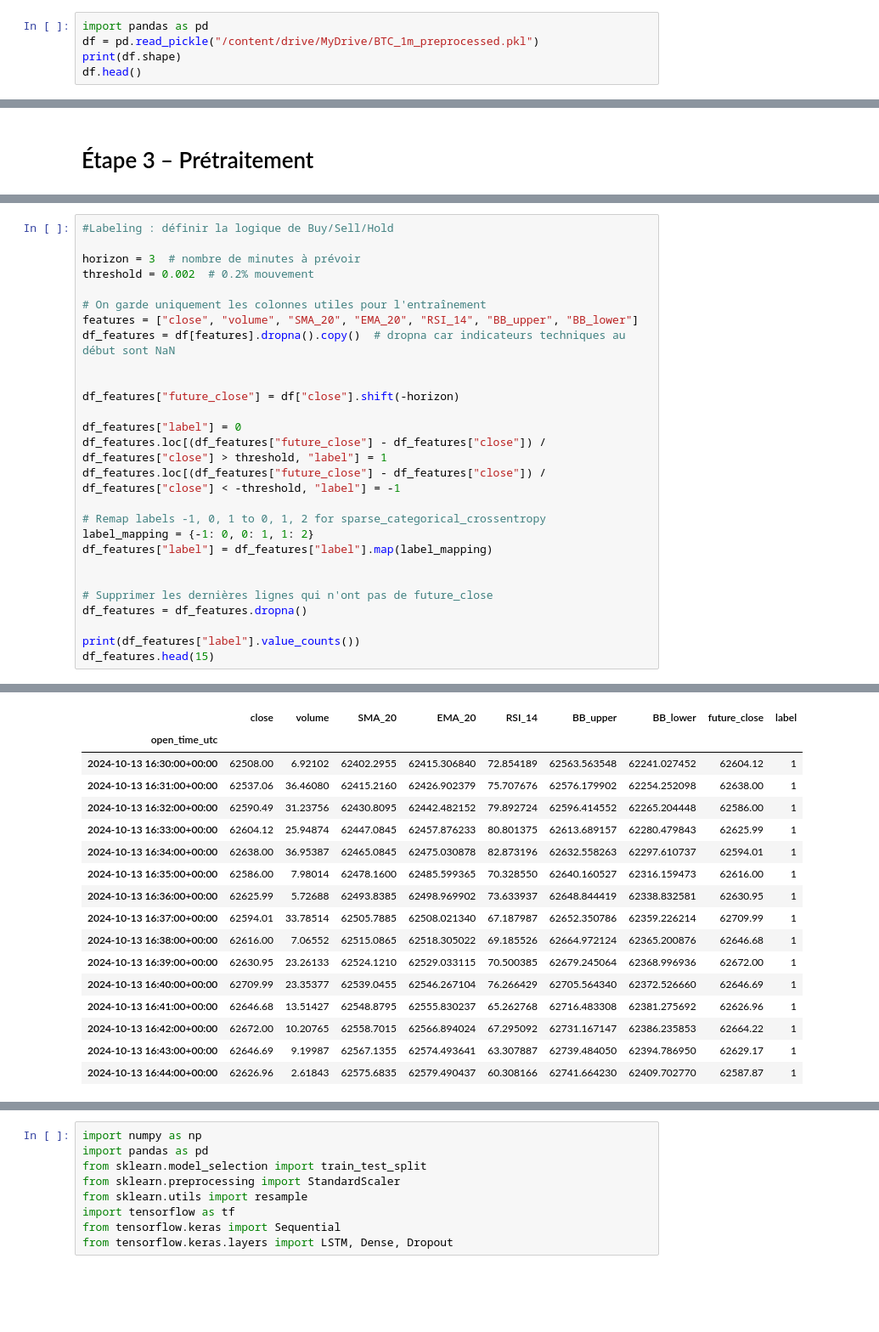
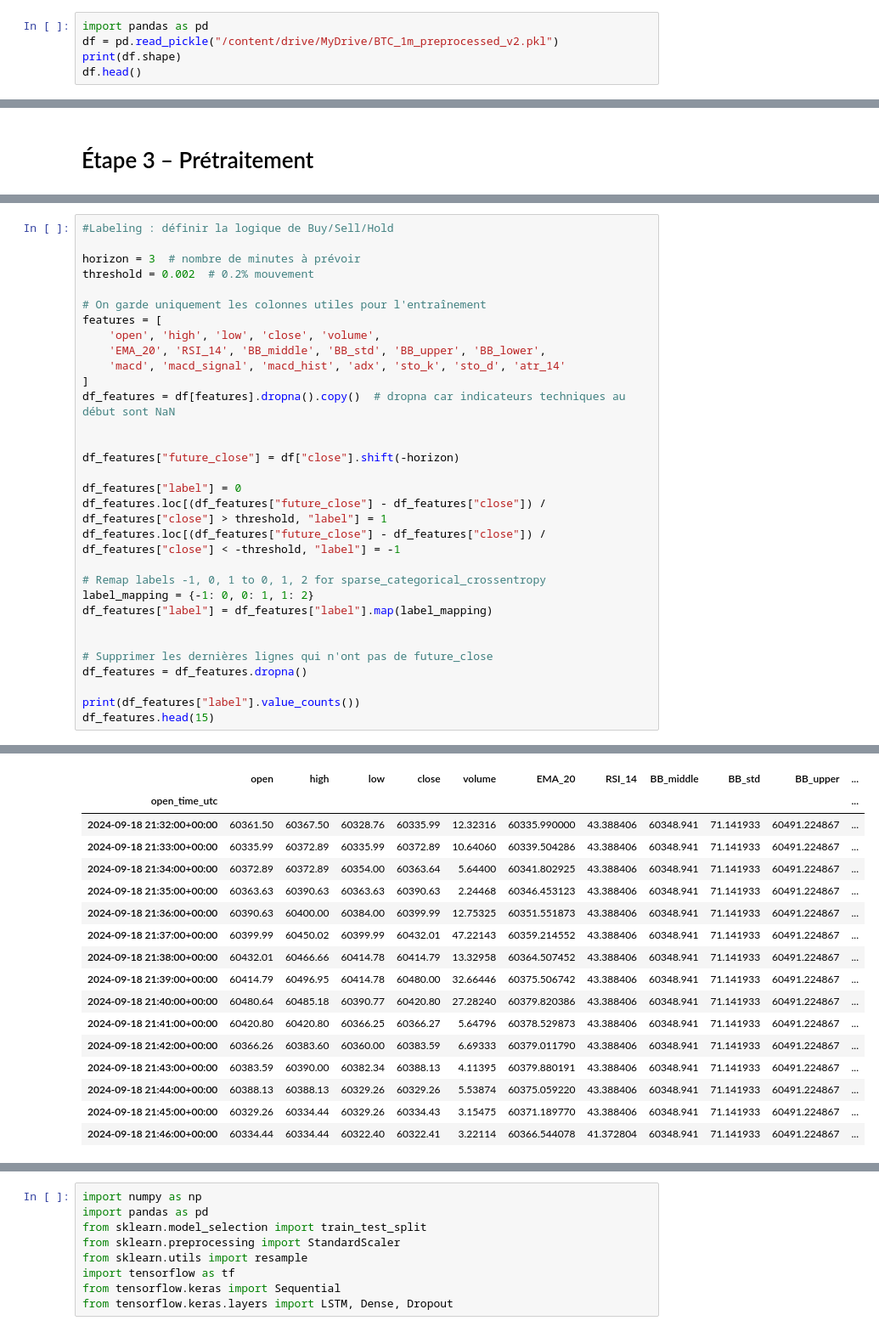
Before and after one commit to BaltiAhmed/TradingBot-LSTM, a Jupyter notebook: LSTM_Scalping.ipynb, the cells around one changed output, grey strips where cells are left out. Shown: that part at 85% size. Saved outputs shown, nothing was run; the diff lists cells and outputs as text; blank space fills up the shorter version.

```diff
--- a/LSTM_Scalping.ipynb
+++ b/LSTM_Scalping.ipynb
@@ -245,6 +254,6 @@ ModuleNotFoundError: No module named 'google.colab'
 # %%
 import pandas as pd
-df = pd.read_pickle("/content/drive/MyDrive/BTC_1m_preprocessed.pkl")
+df = pd.read_pickle("/content/drive/MyDrive/BTC_1m_preprocessed_v2.pkl")
 print(df.shape)
 df.head()
 # %% [output]
@@ -274,7 +294,11 @@ horizon = 3  # nombre de minutes à prévoir
 threshold = 0.002  # 0.2% mouvement
 
 # On garde uniquement les colonnes utiles pour l'entraînement
-features = ["close", "volume", "SMA_20", "EMA_20", "RSI_14", "BB_upper", "BB_lower"]
+features = [
+    'open', 'high', 'low', 'close', 'volume',
+    'EMA_20', 'RSI_14', 'BB_middle', 'BB_std', 'BB_upper', 'BB_lower',
+    'macd', 'macd_signal', 'macd_hist', 'adx', 'sto_k', 'sto_d', 'atr_14'
+]
 df_features = df[features].dropna().copy()  # dropna car indicateurs techniques au début sont NaN
 
 
@@ -302,21 +326,21 @@ label
 Name: count, dtype: int64
-|  | close | volume | SMA_20 | EMA_20 | RSI_14 | BB_upper | BB_lower | future_close | label |
-| open_time_utc |  |  |  |  |  |  |  |  |  |
-| 2024-10-13 16:30:00+00:00 | 62508.00 | 6.92102 | 62402.2955 | 62415.306840 | 72.854189 | 62563.563548 | 62241.027452 | 62604.12 | 1 |
-| 2024-10-13 16:31:00+00:00 | 62537.06 | 36.46080 | 62415.2160 | 62426.902379 | 75.707676 | 62576.179902 | 62254.252098 | 62638.00 | 1 |
-| 2024-10-13 16:32:00+00:00 | 62590.49 | 31.23756 | 62430.8095 | 62442.482152 | 79.892724 | 62596.414552 | 62265.204448 | 62586.00 | 1 |
-| 2024-10-13 16:33:00+00:00 | 62604.12 | 25.94874 | 62447.0845 | 62457.876233 | 80.801375 | 62613.689157 | 62280.479843 | 62625.99 | 1 |
-| 2024-10-13 16:34:00+00:00 | 62638.00 | 36.95387 | 62465.0845 | 62475.030878 | 82.873196 | 62632.558263 | 62297.610737 | 62594.01 | 1 |
-| 2024-10-13 16:35:00+00:00 | 62586.00 | 7.98014 | 62478.1600 | 62485.599365 | 70.328550 | 62640.160527 | 62316.159473 | 62616.00 | 1 |
-| 2024-10-13 16:36:00+00:00 | 62625.99 | 5.72688 | 62493.8385 | 62498.969902 | 73.633937 | 62648.844419 | 62338.832581 | 62630.95 | 1 |
-| 2024-10-13 16:37:00+00:00 | 62594.01 | 33.78514 | 62505.7885 | 62508.021340 | 67.187987 | 62652.350786 | 62359.226214 | 62709.99 | 1 |
-| 2024-10-13 16:38:00+00:00 | 62616.00 | 7.06552 | 62515.0865 | 62518.305022 | 69.185526 | 62664.972124 | 62365.200876 | 62646.68 | 1 |
-| 2024-10-13 16:39:00+00:00 | 62630.95 | 23.26133 | 62524.1210 | 62529.033115 | 70.500385 | 62679.245064 | 62368.996936 | 62672.00 | 1 |
-| 2024-10-13 16:40:00+00:00 | 62709.99 | 23.35377 | 62539.0455 | 62546.267104 | 76.266429 | 62705.564340 | 62372.526660 | 62646.69 | 1 |
-| 2024-10-13 16:41:00+00:00 | 62646.68 | 13.51427 | 62548.8795 | 62555.830237 | 65.262768 | 62716.483308 | 62381.275692 | 62626.96 | 1 |
-| 2024-10-13 16:42:00+00:00 | 62672.00 | 10.20765 | 62558.7015 | 62566.894024 | 67.295092 | 62731.167147 | 62386.235853 | 62664.22 | 1 |
-| 2024-10-13 16:43:00+00:00 | 62646.69 | 9.19987 | 62567.1355 | 62574.493641 | 63.307887 | 62739.484050 | 62394.786950 | 62629.17 | 1 |
-| 2024-10-13 16:44:00+00:00 | 62626.96 | 2.61843 | 62575.6835 | 62579.490437 | 60.308166 | 62741.664230 | 62409.702770 | 62587.87 | 1 |
+|  | open | high | low | close | volume | EMA_20 | RSI_14 | BB_middle | BB_std | BB_upper | ... |
+| open_time_utc |  |  |  |  |  |  |  |  |  |  | ... |
+| 2024-09-18 21:32:00+00:00 | 60361.50 | 60367.50 | 60328.76 | 60335.99 | 12.32316 | 60335.990000 | 43.388406 | 60348.941 | 71.141933 | 60491.224867 | ... |
+| 2024-09-18 21:33:00+00:00 | 60335.99 | 60372.89 | 60335.99 | 60372.89 | 10.64060 | 60339.504286 | 43.388406 | 60348.941 | 71.141933 | 60491.224867 | ... |
+| 2024-09-18 21:34:00+00:00 | 60372.89 | 60372.89 | 60354.00 | 60363.64 | 5.64400 | 60341.802925 | 43.388406 | 60348.941 | 71.141933 | 60491.224867 | ... |
+| 2024-09-18 21:35:00+00:00 | 60363.63 | 60390.63 | 60363.63 | 60390.63 | 2.24468 | 60346.453123 | 43.388406 | 60348.941 | 71.141933 | 60491.224867 | ... |
+| 2024-09-18 21:36:00+00:00 | 60390.63 | 60400.00 | 60384.00 | 60399.99 | 12.75325 | 60351.551873 | 43.388406 | 60348.941 | 71.141933 | 60491.224867 | ... |
+| 2024-09-18 21:37:00+00:00 | 60399.99 | 60450.02 | 60399.99 | 60432.01 | 47.22143 | 60359.214552 | 43.388406 | 60348.941 | 71.141933 | 60491.224867 | ... |
+| 2024-09-18 21:38:00+00:00 | 60432.01 | 60466.66 | 60414.78 | 60414.79 | 13.32958 | 60364.507452 | 43.388406 | 60348.941 | 71.141933 | 60491.224867 | ... |
+| 2024-09-18 21:39:00+00:00 | 60414.79 | 60496.95 | 60414.78 | 60480.00 | 32.66446 | 60375.506742 | 43.388406 | 60348.941 | 71.141933 | 60491.224867 | ... |
+| 2024-09-18 21:40:00+00:00 | 60480.64 | 60485.18 | 60390.77 | 60420.80 | 27.28240 | 60379.820386 | 43.388406 | 60348.941 | 71.141933 | 60491.224867 | ... |
+| 2024-09-18 21:41:00+00:00 | 60420.80 | 60420.80 | 60366.25 | 60366.27 | 5.64796 | 60378.529873 | 43.388406 | 60348.941 | 71.141933 | 60491.224867 | ... |
+| 2024-09-18 21:42:00+00:00 | 60366.26 | 60383.60 | 60360.00 | 60383.59 | 6.69333 | 60379.011790 | 43.388406 | 60348.941 | 71.141933 | 60491.224867 | ... |
+| 2024-09-18 21:43:00+00:00 | 60383.59 | 60390.00 | 60382.34 | 60388.13 | 4.11395 | 60379.880191 | 43.388406 | 60348.941 | 71.141933 | 60491.224867 | ... |
+| 2024-09-18 21:44:00+00:00 | 60388.13 | 60388.13 | 60329.26 | 60329.26 | 5.53874 | 60375.059220 | 43.388406 | 60348.941 | 71.141933 | 60491.224867 | ... |
+| 2024-09-18 21:45:00+00:00 | 60329.26 | 60334.44 | 60329.26 | 60334.43 | 3.15475 | 60371.189770 | 43.388406 | 60348.941 | 71.141933 | 60491.224867 | ... |
+| 2024-09-18 21:46:00+00:00 | 60334.44 | 60334.44 | 60322.40 | 60322.41 | 3.22114 | 60366.544078 | 41.372804 | 60348.941 | 71.141933 | 60491.224867 | ... |
 # %%
 # transformer les données en séquences pour LSTM.
 import numpy as np
```
Also changed, not shown: parts of 21 cells of this notebook.
